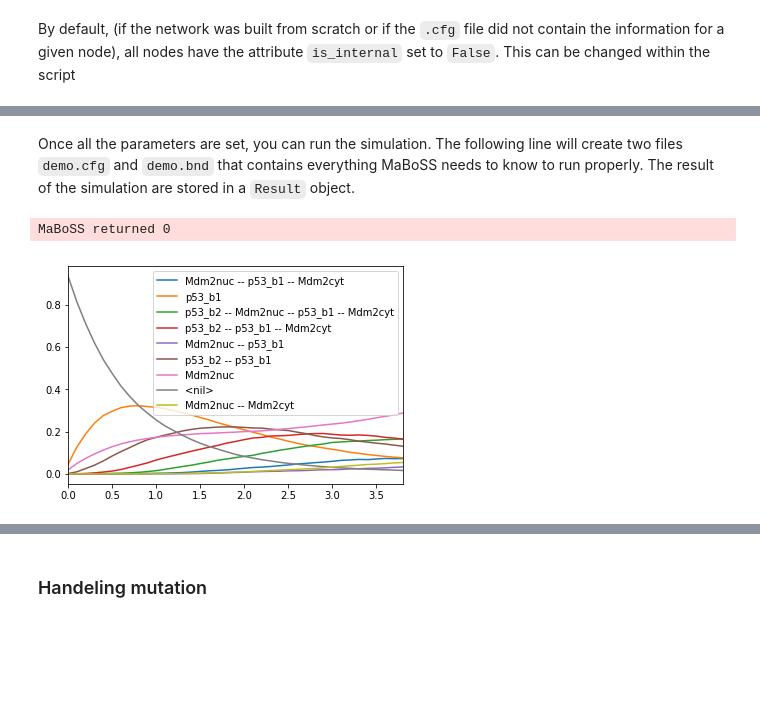
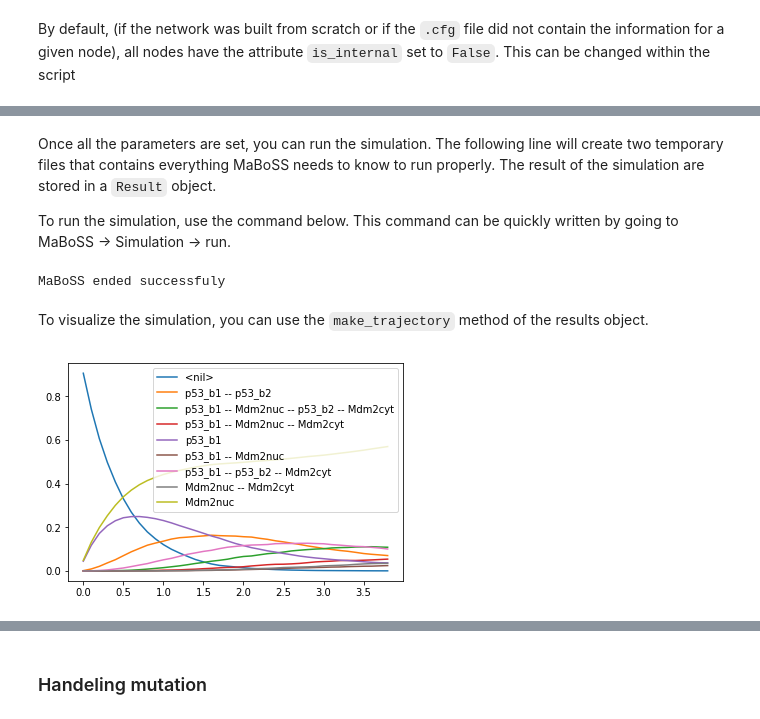
Before and after one commit to thenlevy/pyMaBoSS, a Jupyter notebook: notebook/Tutorial.ipynb, the cells around one changed output, grey strips where cells are left out. Saved outputs shown, nothing was run; the diff lists cells and outputs as text; code cells hidden in the pictures; blank space fills up the shorter version.

```diff
--- a/notebook/Tutorial.ipynb
+++ b/notebook/Tutorial.ipynb
@@ -41,11 +61,16 @@ imported_sim.network['DNAdam'].is_internal = True
 # %% [markdown]
-Once all the parameters are set, you can run the simulation. The following line will create two files `demo.cfg` and `demo.bnd` that contains everything MaBoSS needs to know to run properly. The result of the simulation are stored in a `Result` object.
+Once all the parameters are set, you can run the simulation. The following line will create two temporary files that contains everything MaBoSS needs to know to run properly. The result of the simulation are stored in a `Result` object.
+
+To run the simulation, use the command below. This command can be quickly written by going to MaBoSS -> Simulation -> run.
-# %%
-demo_results = imported_sim.run() # replace 'demo' with whatever prefix you want
-# %% [output]
-MaBoSS returned 0
-# %%
-demo_results.plot_trajectory()
-# %% [output]
-[figure, removed]
+# %%
+master_results = master_simulation.run()
+# %% [output]
+MaBoSS ended successfuly
+# %% [markdown]
+To visualize the simulation, you can use the `make_trajectory` method of the results object.
+# %%
+fig = master_results.make_trajectory()
+fig
+# %% [output]
+[figure, added]
 # %%
```
Also changed, not shown: parts of 17 cells of this notebook, 4 other files.
